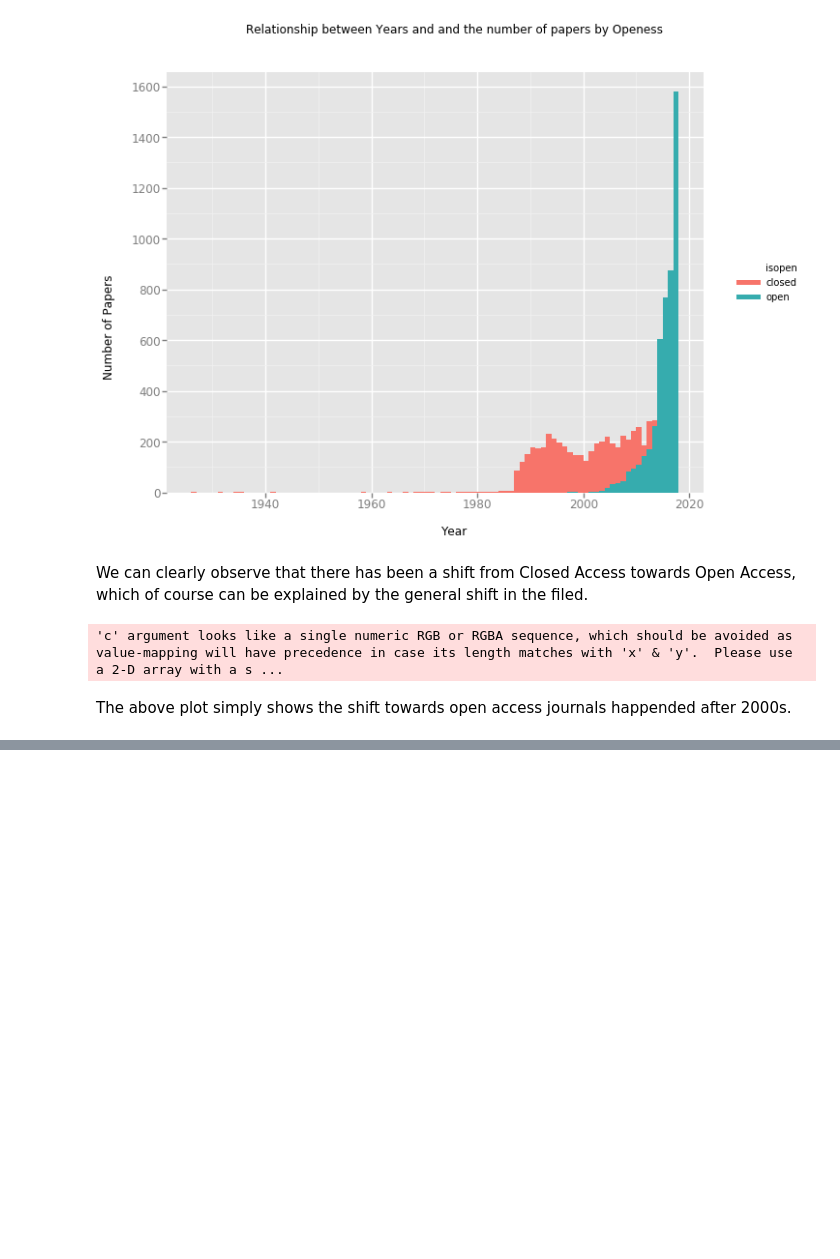
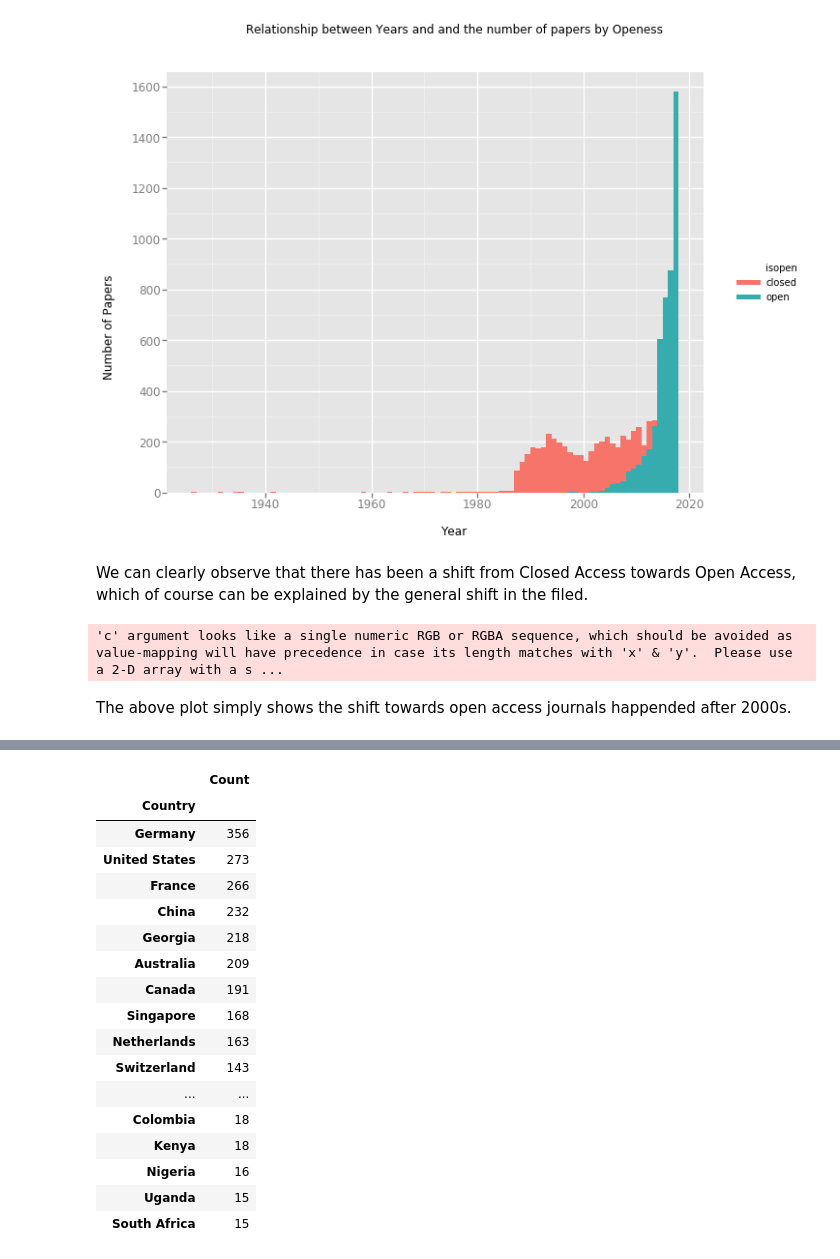
Before and after one commit to BioinfoNet/Data-mining, a Jupyter notebook: Notebooks/Data_Analysis_and_Visualization.ipynb, the cells around one changed output, grey strips where cells are left out. Drawn from its saved outputs; the diff is of its cells as text; code cells hidden in the pictures; blank space fills up the shorter version.

```diff
--- a/Notebooks/Data_Analysis_and_Visualization.ipynb
+++ b/Notebooks/Data_Analysis_and_Visualization.ipynb
@@ -83,0 +115,21 @@ The above plot simply shows the shift towards open access journals happended aft
+# %%
+data_country[data_country.Count > 14]
+# %% [output]
+|  | Count |
+| Country |  |
+| Germany | 356 |
+| United States | 273 |
+| France | 266 |
+| China | 232 |
+| Georgia | 218 |
+| Australia | 209 |
+| Canada | 191 |
+| Singapore | 168 |
+| Netherlands | 163 |
+| Switzerland | 143 |
+| ... | ... |
+| Colombia | 18 |
+| Kenya | 18 |
+| Nigeria | 16 |
+| Uganda | 15 |
+| South Africa | 15 |
```
Also changed, not shown: parts of 5 cells of this notebook, 4 other files.
